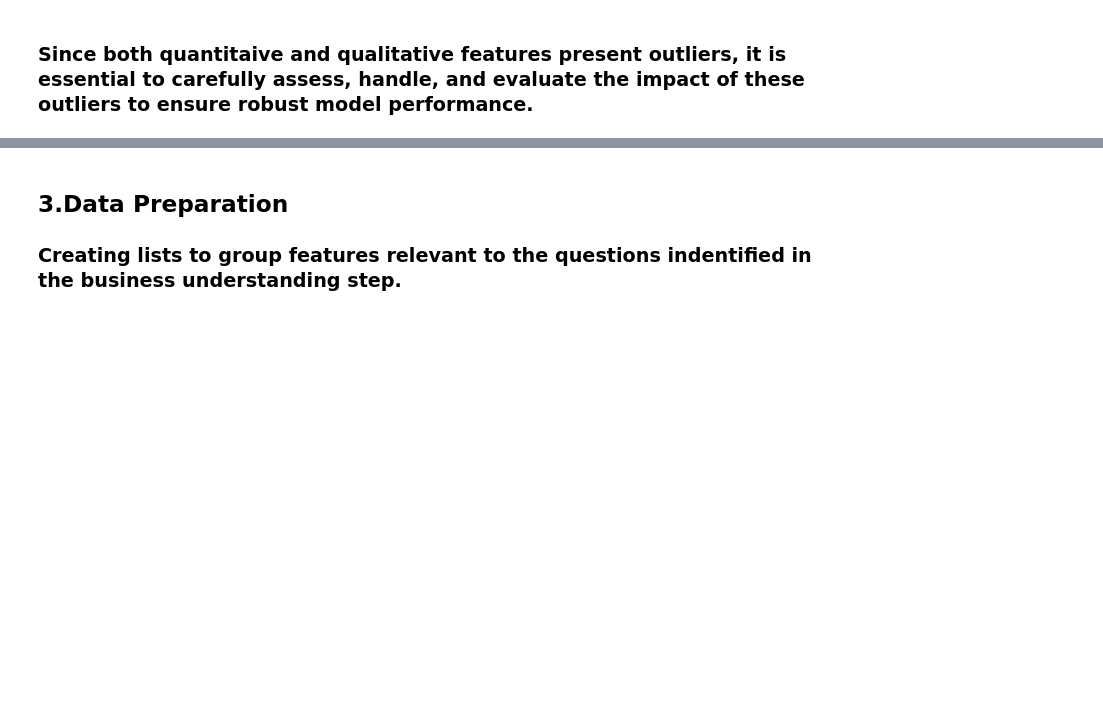
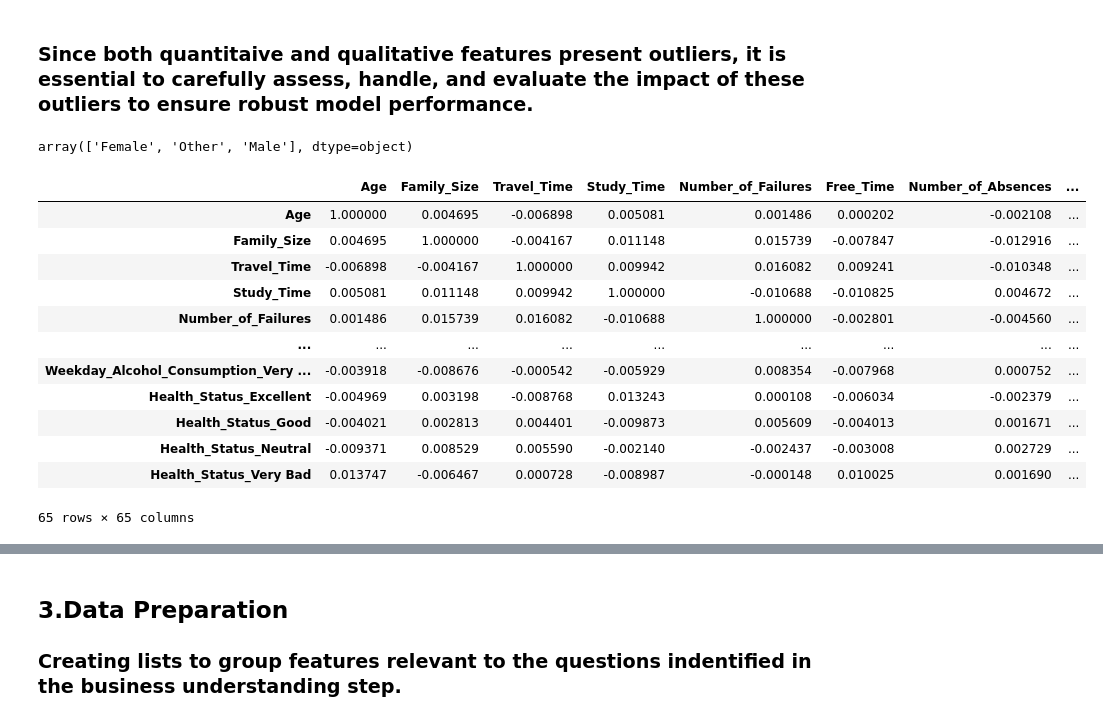
Before and after one commit to mrme77/School_DropOuts, a Jupyter notebook: Analysis.ipynb, the cells around one changed output, grey strips where cells are left out. Drawn from its saved outputs; the diff is of its cells as text; code cells hidden in the pictures; blank space fills up the shorter version.

```diff
--- a/Analysis.ipynb
+++ b/Analysis.ipynb
@@ -298,0 +301,4 @@ There is/are 1 columns with outliers. Each columns has the following % outlier/s
+# %%
+df.Gender.unique()
+# %% [output]
+array(['Female', 'Other', 'Male'], dtype=object)
@@ -298,0 +307,20 @@ There is/are 1 columns with outliers. Each columns has the following % outlier/s
+# %%
+# Calculate the correlation matrix
+correlation_matrix = df_enc.corr()
+
+# Display the correlation matrix
+correlation_matrix
+# %% [output]
+|  | Age | Family_Size | Travel_Time | Study_Time | Number_of_Failures | Free_Time | Number_of_Absences | ... |
+| Age | 1.000000 | 0.004695 | -0.006898 | 0.005081 | 0.001486 | 0.000202 | -0.002108 | ... |
+| Family_Size | 0.004695 | 1.000000 | -0.004167 | 0.011148 | 0.015739 | -0.007847 | -0.012916 | ... |
+| Travel_Time | -0.006898 | -0.004167 | 1.000000 | 0.009942 | 0.016082 | 0.009241 | -0.010348 | ... |
+| Study_Time | 0.005081 | 0.011148 | 0.009942 | 1.000000 | -0.010688 | -0.010825 | 0.004672 | ... |
+| Number_of_Failures | 0.001486 | 0.015739 | 0.016082 | -0.010688 | 1.000000 | -0.002801 | -0.004560 | ... |
+| ... | ... | ... | ... | ... | ... | ... | ... | ... |
+| Weekday_Alcohol_Consumption_Very ... | -0.003918 | -0.008676 | -0.000542 | -0.005929 | 0.008354 | -0.007968 | 0.000752 | ... |
+| Health_Status_Excellent | -0.004969 | 0.003198 | -0.008768 | 0.013243 | 0.000108 | -0.006034 | -0.002379 | ... |
+| Health_Status_Good | -0.004021 | 0.002813 | 0.004401 | -0.009873 | 0.005609 | -0.004013 | 0.001671 | ... |
+| Health_Status_Neutral | -0.009371 | 0.008529 | 0.005590 | -0.002140 | -0.002437 | -0.003008 | 0.002729 | ... |
+| Health_Status_Very Bad | 0.013747 | -0.006467 | 0.000728 | -0.008987 | -0.000148 | 0.010025 | 0.001690 | ... |
+65 rows × 65 columns
```
Also changed, not shown: parts of 16 cells of this notebook.
